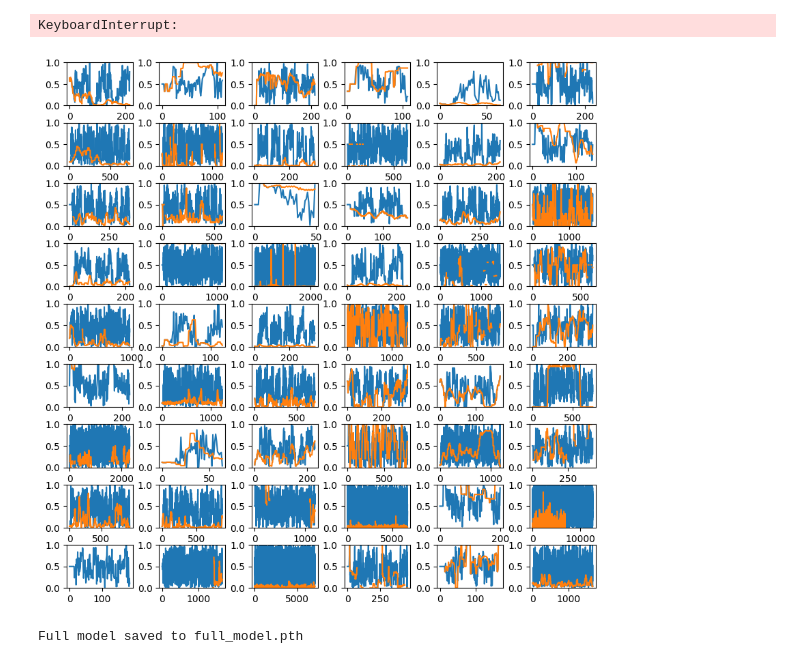
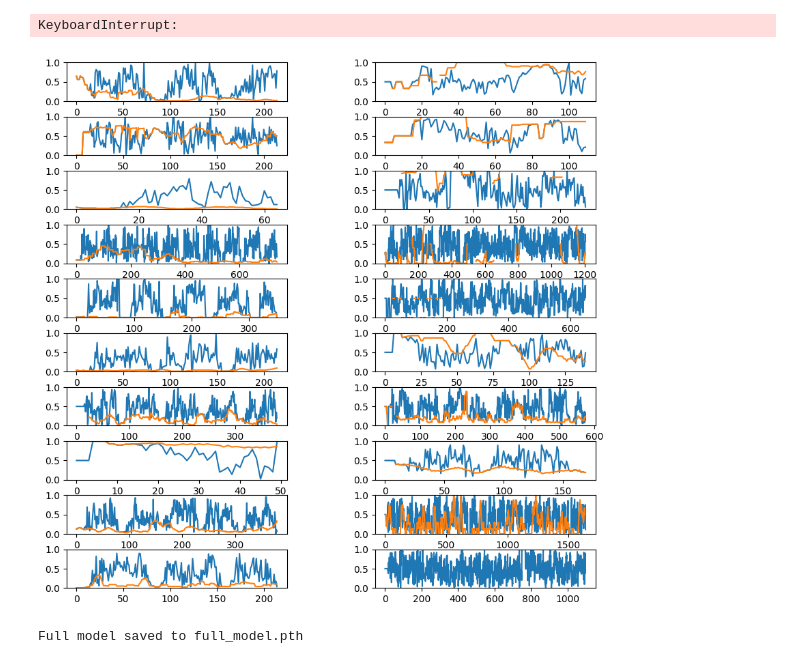
Before and after one commit to YL-tree/epitope, a Jupyter notebook: main_sample_in_turn.ipynb, the cells around one changed output. Cells and saved outputs as stored; diff of their text form; code cells hidden in the pictures.

```diff
--- a/main_sample_in_turn.ipynb
+++ b/main_sample_in_turn.ipynb
@@ -749,8 +749,8 @@ with tqdm(test_embedding, desc="生成序列", unit="seq") as pbar:
 # %% [output]
 生成序列: 54seq [25:46, 28.63s/seq, num_len=54, avg_len=906.7, current_len=590]
 # %%
-num_plots = 54
-rows, cols = 9, 6
+num_plots = 20
+rows, cols = 10, 2
 fig, axes = plt.subplots(rows, cols, figsize=(10, 10))
 for i, ax in enumerate(axes.flat):
     ax.plot(predicted[i]) # blue
@@ -795,17 +795,17 @@ with tqdm(train_embedding, desc="生成序列", unit="seq") as pbar:
 生成序列: 89seq [1:02:18, 42.01s/seq, avg_len=1318.4, current_len=6725]
 KeyboardInterrupt:
 # %%
-num_plots = 54
-rows, cols = 9, 6
+num_plots = 20
+rows, cols = 10, 2
 fig, axes = plt.subplots(rows, cols, figsize=(10, 10))
 for i, ax in enumerate(axes.flat):
     ax.plot(predicted_train[16 + i]) # blue
     ax.plot(real_train[16 + i])
     ax.set_ylim(0, 1)
 # 调整子图之间的间距
 plt.subplots_adjust(hspace=0.4, wspace=0.4)
 # %% [output]
-[figure, old version]
+[figure, new version]
 # %%
 # 保存整个模型
 def save_full_model(model, path):
```
Also changed, not shown: parts of 1 cell of this notebook, 1 other file.
